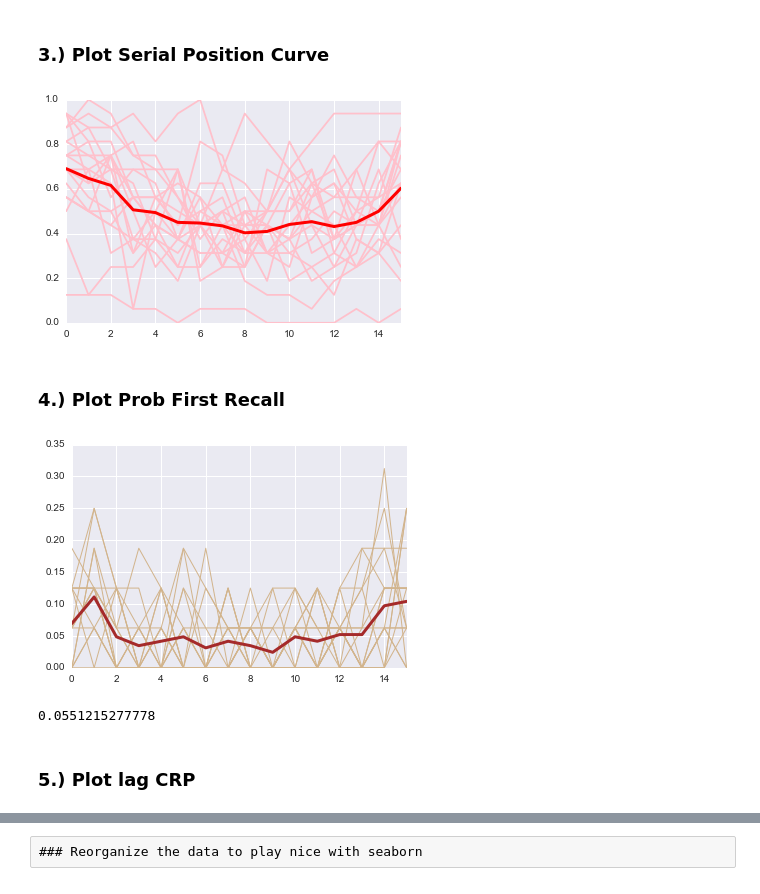
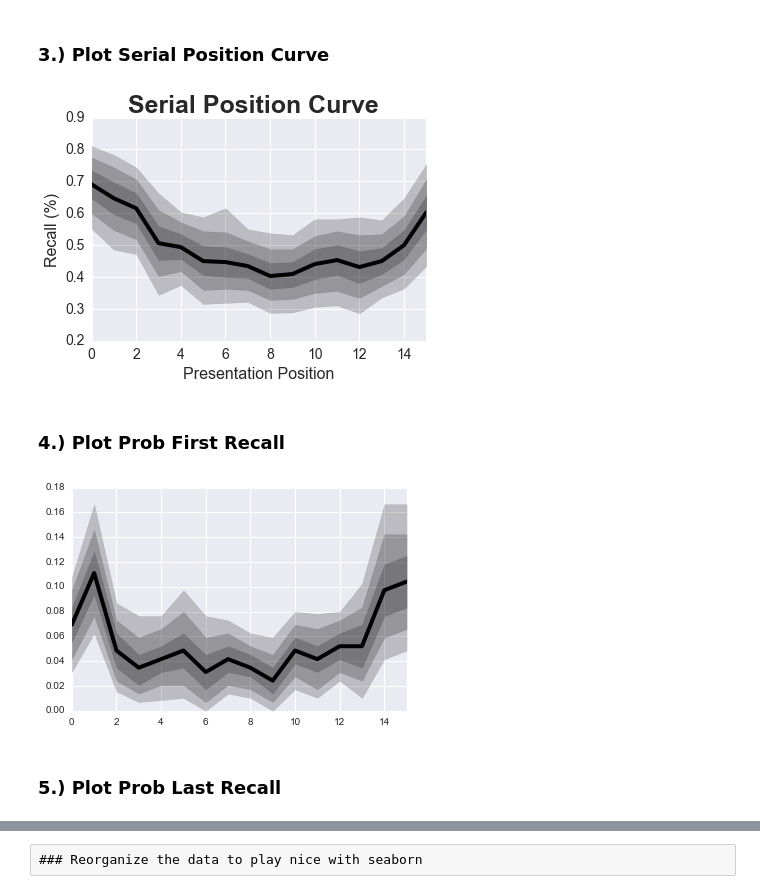
Before and after one commit to ContextLab/FRFR-analyses, a Jupyter notebook: FRFR-analyses-1.0.ipynb, the cells around one changed output, grey strips where cells are left out. Drawn from its saved outputs; the diff is of its cells as text; code cells hidden in the pictures.

```diff
--- a/FRFR-analyses-1.0.ipynb
+++ b/FRFR-analyses-1.0.ipynb
@@ -569,36 +585,44 @@ exp1.remove('debugGPNALW:debugXSJ1FD')
 # %%
 %matplotlib inline
 
 ##INDIVIDUAL PLOTS#####
 experiment=[]
 for idx,sub in enumerate(exp1[0:21]):
 
     filteredStimData = filterData(data_frame,sub)
     stimDict = createStimDict(filteredStimData)
     #get and parse subject's data
 
     presentedWords = [[] for i in range(0,16)]
     for data in stimDict:
         presentedWords[int(data['listnum'])].append(data['text'])
 
     recalledWords = loadRecallData(sub)
     experiment.append(recall_matrix(presentedWords, recalledWords))
     #stimDict->list of dicts (each dict=single word presentation), presentedWords & recalledWords->list of lists
 
     #PLOT INDIVIDUAL##
-    serialPos(recall_matrix(presentedWords, recalledWords), 16)
+    #serialPos(recall_matrix(presentedWords, recalledWords), 16)
 
 
 #PLOT MEAN######
 serials=[]
 for matrix in experiment:
     serials.append(serialPos(matrix,16,plot=False))
+serials=np.array(serials)
 
-ax=sns.tsplot(np.mean(serials, axis=0), color='red', ci=[90], lw=3)
-#plt.plot(range(0,16),average_matrix, lw=6, color='red',)
+#ax=sns.tsplot(np.mean(serials, axis=0), color='red', ci=[90], lw=3)
+ax=sns.tsplot(serials, color='black', ci=[68, 95, 99.7], lw=4)
+#ax = fig.add_subplot(111)
+#fig.subplots_adjust(top=0.85)
+plt.suptitle('Serial Position Curve', fontsize=25, fontweight='bold')
+ax.set_xlabel('Presentation Position', fontsize=16)
+ax.set_ylabel('Recall (%)',fontsize=16)
+ax.tick_params(labelsize=14)
+
 plt.show()
 # %% [output]
-[figure, old version]
+[figure, new version]
 # %% [markdown]
 ### 4.) Plot Prob First Recall
 # %%
@@ -621,17 +645,18 @@ for idx,sub in enumerate(exp1[2:20]):
     #stimDict->list of dicts (each dict=single word presentation), presentedWords & recalledWords->list of lists
 
     #PLOT INDIVIDUAL##
-    pfr(recall_matrix(presentedWords, recalledWords), 16)
+    #pfr(recall_matrix(presentedWords, recalledWords), 16)
 
 serials=[]
 for matrix in experiment:
     serials.append(pfr(matrix,16,plot=False))
+serials=np.array(serials)
 
-ax=sns.tsplot(np.mean(serials, axis=0), color='brown', ci=[90], lw=3)
-#plt.plot(range(0,16),average_matrix, lw=6, color='red',)
+#ax=sns.tsplot(np.mean(serials, axis=0), color='brown', ci=[90], lw=3)
+ax=sns.tsplot(serials, color='black', ci=[68, 95, 99.7], lw=4)
+
 plt.show()
 # %% [output]
-[figure, old version]
+[figure, new version]
-0.0551215277778
 # %% [markdown]
-### 5.) Plot lag CRP
+### 5.) Plot Prob Last Recall
```
Also changed, not shown: parts of 2 cells of this notebook.
